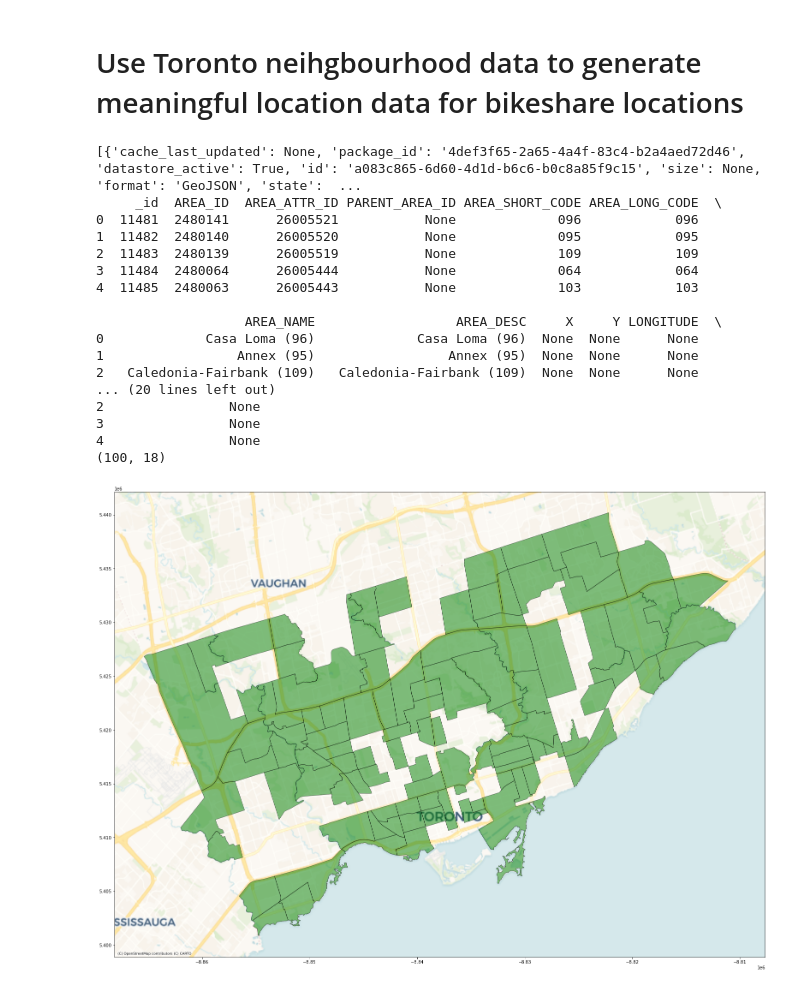
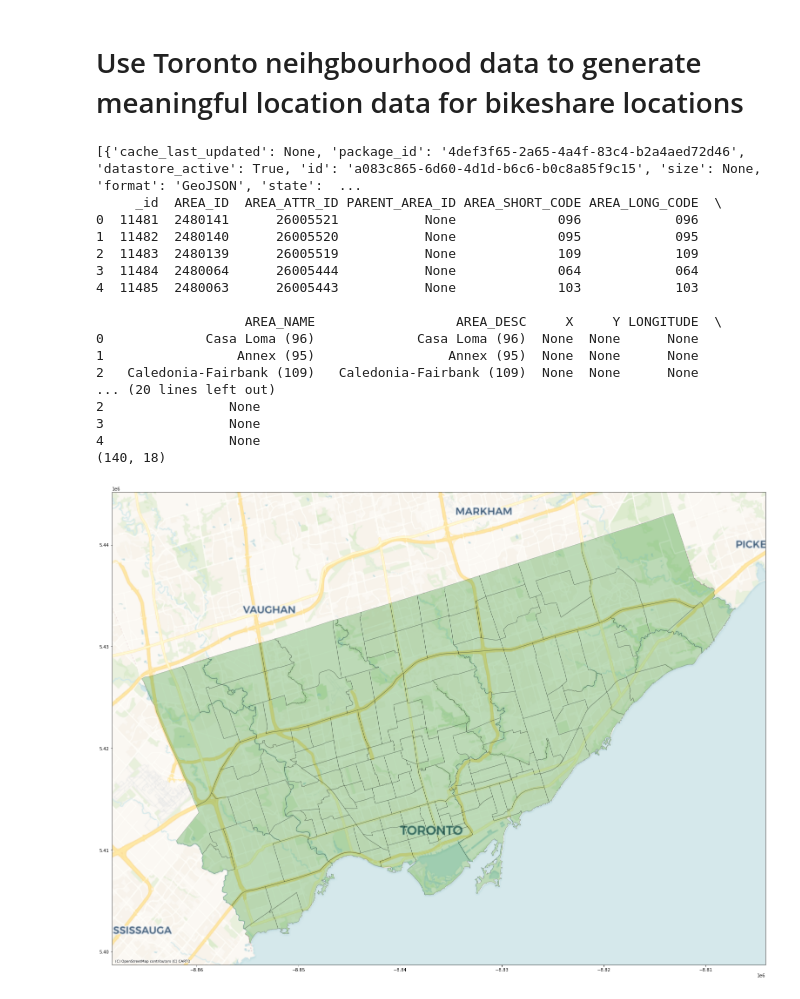
Before and after one commit to smcgibbo/TorontoBike, a Jupyter notebook: Spatial_anaysis.ipynb, the cells around one changed output. Drawn from its saved outputs; the diff is of its cells as text; code cells hidden in the pictures.

Commit message:
added limit increase toa ccess all maping data

```diff
--- a/Spatial_anaysis.ipynb
+++ b/Spatial_anaysis.ipynb
@@ -17,8 +17,6 @@ url = "https://ckan0.cf.opendata.inter.prod-toronto.ca/api/3/action/package_show
 params = { "id": "4def3f65-2a65-4a4f-83c4-b2a4aed72d46"}
 package = requests.get(url, params = params).json()
 
-url = package["result"]["resources"][0]['url']
-print(package["result"]['resources'])
 # Get the data by passing the resource_id to the datastore_search endpoint
 # See https://docs.ckan.org/en/latest/maintaining/datastore.html for detailed parameters options
 # For example, to retrieve the data content for the first resource in the datastore:
@@ -27,12 +25,11 @@ for idx, resource in enumerate(package["result"]["resources"]):
     #print(resource)
     if resource["datastore_active"]:
         url = "https://ckan0.cf.opendata.inter.prod-toronto.ca/api/3/action/datastore_search"
-        p = { "id": resource["id"] }
+        p = { "id": resource["id"], "limit": 32000 }
         data = requests.get(url, params = p).json()
-        #print(data)
         df = pd.DataFrame(data["result"]["records"])
         break
-print(df.head())
+
 #define function to parse the geometry column
 #This is not extremely efficient but I can't figure out how another work around
 #besides downloading the JSON file and useing gpd.read_file
@@ -47,7 +44,6 @@ df["geometry"] = df["geometry"].apply(parse_geom)
 
 #turn this into a geopandas dataframe
 gdf = gpd.GeoDataFrame(df, geometry="geometry")
-print(gdf.shape)
 # %% [output]
 [{'cache_last_updated': None, 'package_id': '4def3f65-2a65-4a4f-83c4-b2a4aed72d46', 'datastore_active': True, 'id': 'a083c865-6d60-4d1d-b6c6-b0c8a85f9c15', 'size': None, 'format': 'GeoJSON', 'state':  ...
      _id  AREA_ID  AREA_ATTR_ID PARENT_AREA_ID AREA_SHORT_CODE AREA_LONG_CODE  \
@@ -65,13 +61,16 @@ print(gdf.shape)
 2                None
 3                None
 4                None
-(100, 18)
+(140, 18)
 # %%
 import contextily as cx#for adding base map
 
+#turn this into a geopandas dataframe
+gdf = gpd.GeoDataFrame(df, geometry="geometry")
+#set coordinates system
 gdf = gdf.set_crs("EPSG:4326")
 gdf = gdf.to_crs(epsg=3857)# alternatively you can use the crs paramter in add_basemap to change that id hte dataset is too large
-ax = gdf.plot(figsize=(40,20), color = 'g', alpha = 0.5, edgecolor = 'k')
+ax = gdf.plot(figsize=(40,20), color = 'g', alpha = 0.25, edgecolor = 'k')
 cx.add_basemap(ax,zoom = 11, source=cx.providers.CartoDB.Voyager)
 # %% [output]
-[figure, old version]
+[figure, new version]
```
